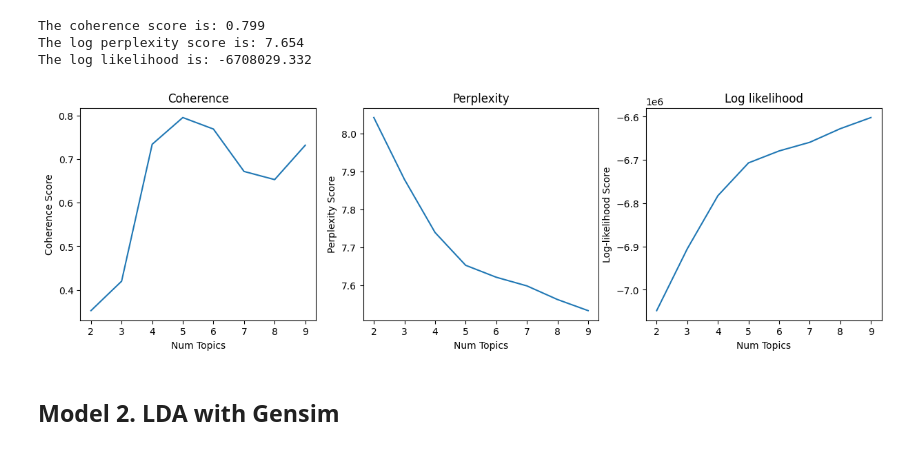
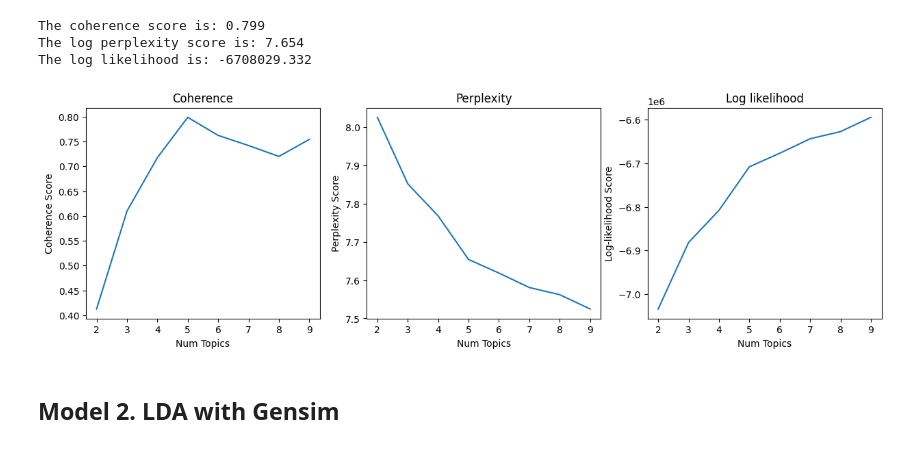
Before and after one commit to CalesSla/NLP_TopicModelling, a Jupyter notebook: TopicModelling_Model_Selection_fetch20.ipynb, the cells around one changed output. Saved outputs shown, nothing was run; the diff lists cells and outputs as text; code cells hidden in the pictures.

```diff
--- a/TopicModelling_Model_Selection_fetch20.ipynb
+++ b/TopicModelling_Model_Selection_fetch20.ipynb
@@ -126,9 +125,10 @@ vocab, words, id2word = coherence_perp_logl(lda_modeller = lda_modeller_skl_tfid
 The coherence score is: 0.799
 The log perplexity score is: 7.654
 The log likelihood is: -6708029.332
-# %%
-model_list, coherence_values, perplexity_list, log_likelihood_scores = metrics_model_selection(dictionary=id2word, words=words)
-# %% [output]
-[figure, removed]
+# %%
+ms = ModelSelector(dictionary=id2word, vectorizer='tfidf', lib='skl')
+model_list, coherence_values, perplexity_list, log_likelihood_scores = ms()
+# %% [output]
+[figure, added]
 # %% [markdown]
 ## Model 2. LDA with Gensim
```
Also changed, not shown: parts of 24 cells of this notebook, 4 other files.
